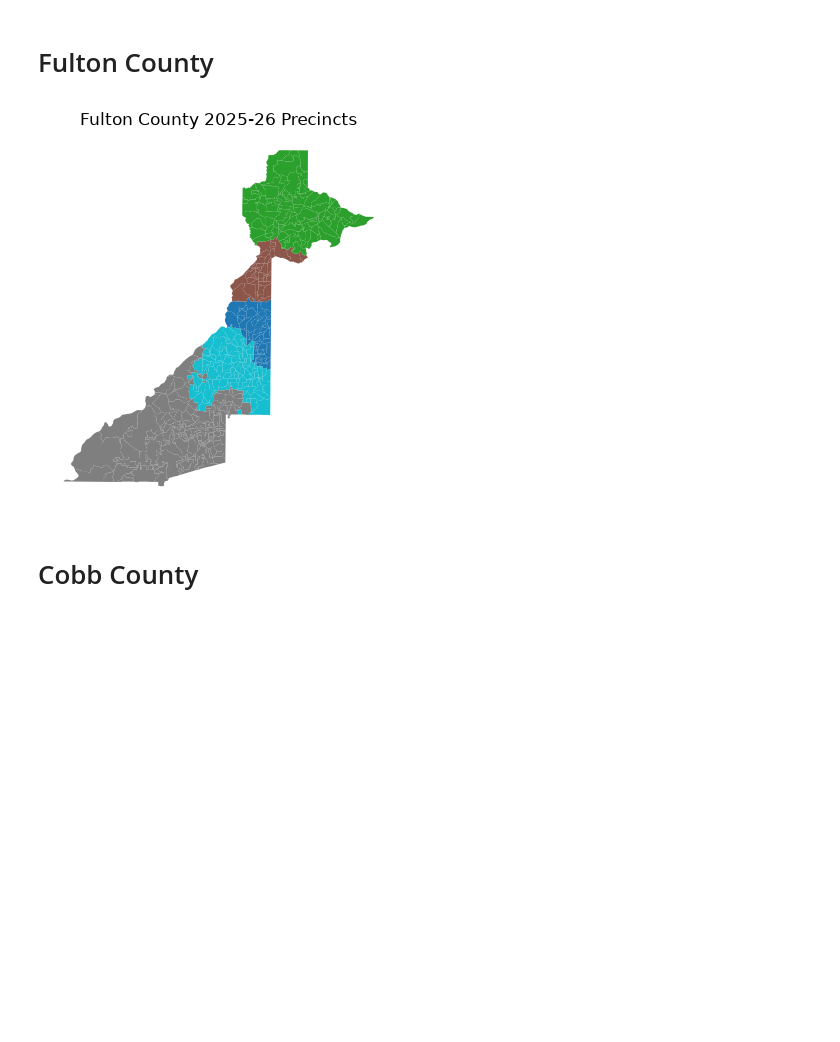
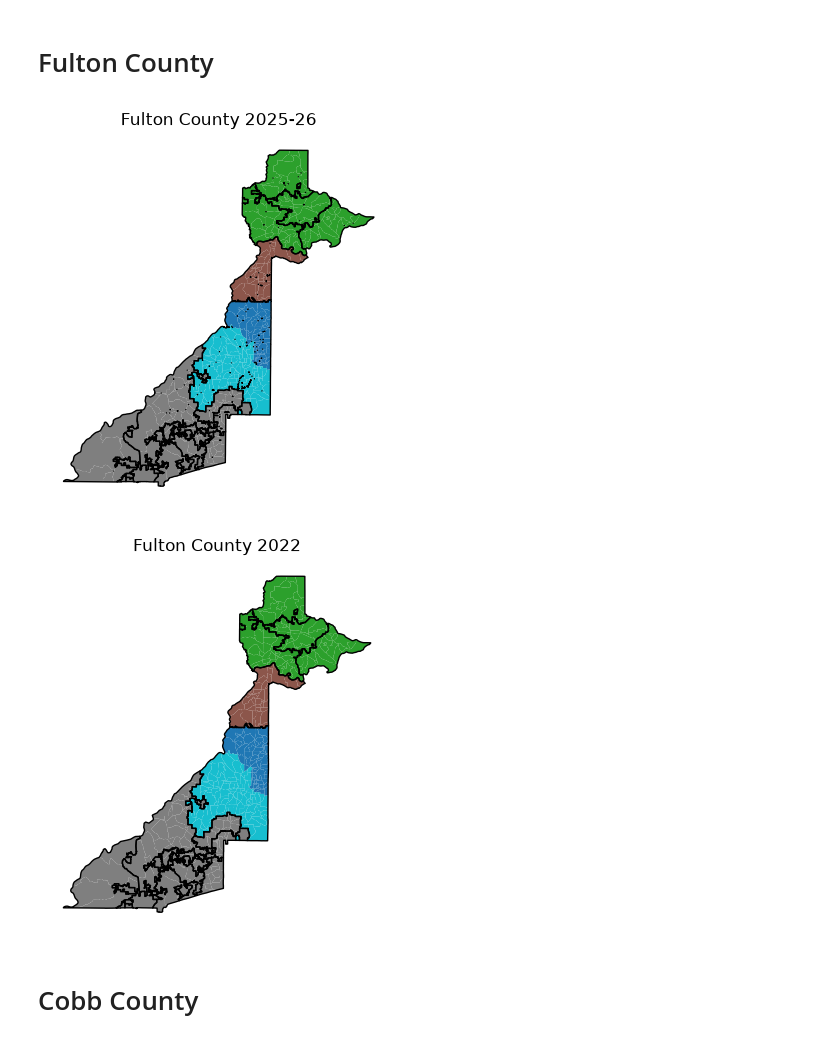
Before and after one commit to davidboers/2026electionmodels, a Jupyter notebook: metro_prec.ipynb, the cells around one changed output. Drawn from its saved outputs; the diff is of its cells as text; code cells hidden in the pictures; blank space fills up the shorter version.

```diff
--- a/metro_prec.ipynb
+++ b/metro_prec.ipynb
@@ -55,35 +55,89 @@ def fulton_subregion(city):
         'Johns Creek': 'North Fulton',
         'Mountain Park': 'North Fulton',
         'Sandy Springs': 'Sandy Springs',
         'Atlanta': 'Atlanta', # We will split ATL later
         'South Fulton': 'South Fulton',
         'Chattahoochee Hills': 'South Fulton',
         'Palmetto': 'South Fulton',
         'Fairburn': 'South Fulton',
         'Union City': 'South Fulton',
         'College Park': 'South Fulton',
         'East Point': 'South Fulton',
         'Hapeville': 'South Fulton'
     }
 
     return city_map[city]
 
 fulton2025 = geopandas.read_file('./gis/Fulton2025.zip')
 fulton2025 = fulton2025.rename(columns={'VoterDist': 'Precinct', 'OBJECTID': 'Precinct ID'})
 fulton2025 = fulton2025.set_index('Precinct', drop=False)
 fulton2025['County'] = 'Fulton'
 fulton2025['Election'] = '2026'
 fulton2025['City'] = fulton2025['Precinct'].apply(fulton_city)
+fulton2025['Reporting Group'] = fulton2025['Precinct']
+
+fulton2022 = geopandas.read_file('./gis/Fulton2022.zip')
+fulton2022 = fulton2022.rename(columns={'PRECINCT_N': 'Precinct', 'ID': 'Precinct ID'})
+fulton2022 = fulton2022.set_index('Precinct', drop=False)
+fulton2022['County'] = 'Fulton'
+fulton2022['Election'] = '2022'
+fulton2022['City'] = fulton2022['Precinct'].apply(fulton_city)
+fulton2022['Reporting Group'] = fulton2022['Precinct']
+
 fulton2025.loc['FC02', 'City'] = 'South Fulton' # Technically unincorporated
+fulton2022.loc['FC02', 'City'] = 'South Fulton' # Technically unincorporated
+
 fulton2025['Subregion'] = fulton2025['City'].apply(fulton_subregion)
+fulton2022['Subregion'] = fulton2022['City'].apply(fulton_subregion)
+
 fulton2025.loc[fulton2025['City'] == 'Atlanta', 'Subregion'] = fulton2025.loc[fulton2025['City'] == 'Atlanta', 'Precinct'].map(lambda x: atl_subregions(x[:2]))
+fulton2022.loc[fulton2022['City'] == 'Atlanta', 'Subregion'] = fulton2022.loc[fulton2022['City'] == 'Atlanta', 'Precinct'].map(lambda x: atl_subregions(x[:2]))
+
+# Reporting groups
+fulton2025.loc['AP07A', 'Reporting Group'] = 'Alpharetta Precinct Reporting Group 1'
+fulton2022.loc[['AP07A', 'AP07B', 'AP12D'], 'Reporting Group'] = 'Alpharetta Precinct Reporting Group 1'
+
+fulton2025.loc['RW20', 'Reporting Group'] = 'Roswell Precinct Reporting Group 1'
+fulton2022.loc[['RW20', 'RW22B', 'RW22A', 'RW22C'], 'Reporting Group'] = 'Roswell Precinct Reporting Group 1'
+
+fulton2025.loc['RW11A', 'Reporting Group'] = 'Roswell Precinct Reporting Group 2'
+fulton2022.loc[['RW11A', 'RW11B'], 'Reporting Group'] = 'Roswell Precinct Reporting Group 2'
+
+fulton2025.loc['RW21A', 'Reporting Group'] = 'Roswell Precinct Reporting Group 3'
+fulton2022.loc[['RW21A', 'RW21'], 'Reporting Group'] = 'Roswell Precinct Reporting Group 3'
+
+fulton2025.loc[['SS06A', 'SS06'], 'Reporting Group'] = 'Sandy Springs Precinct Reporting Group 1'
+fulton2022.loc['SS06', 'Reporting Group'] = 'Sandy Springs Precinct Reporting Group 1'
+
+fulton2025.loc[['SS15A', 'SS15C'], 'Reporting Group'] = 'Sandy Springs Precinct Reporting Group 2'
+fulton2022.loc['SS15A', 'Reporting Group'] = 'Sandy Springs Precinct Reporting Group 2'
+
+fulton2025.loc[['SS29A', 'SS29C'], 'Reporting Group'] = 'Sandy Springs Precinct Reporting Group 3'
+fulton2022.loc[['SS29A', 'SS29B'], 'Reporting Group'] = 'Sandy Springs Precinct Reporting Group 3'
+
+fulton2025.loc[['SS11C', 'SS07D'], 'Reporting Group'] = 'Sandy Springs Precinct Reporting Group 4'
+fulton2022.loc['SS11C', 'Reporting Group'] = 'Sandy Springs Precinct Reporting Group 4'
+
+fulton2025.loc[['SS08B', 'SS08D', 'SS08E'], 'Reporting Group'] = 'Sandy Springs Precinct Reporting Group 5'
+fulton2022.loc[['SS08B', 'SS08D', 'SS08E'], 'Reporting Group'] = 'Sandy Springs Precinct Reporting Group 5'
+
+fulton2025.loc[fulton2025['City'] == 'Chattahoochee Hills', 'Reporting Group'] = 'Chattahoochee Hills Precinct Reporting Group 0'
+fulton2022.loc[fulton2022['City'] == 'Chattahoochee Hills', 'Reporting Group'] = 'Chattahoochee Hills Precinct Reporting Group 0'
 
 ax = fulton2025.plot(column='Subregion')
-ax.set_title('Fulton County 2025-26 Precincts')
+fulton2025.dissolve(by='City').plot(ax=ax, color='none')
+ax.set_title('Fulton County 2025-26')
 ax.set_axis_off()
 plt.show()
+
+ax1 = fulton2022.plot(column='Subregion')
+fulton2022.dissolve(by='City').plot(ax=ax1, color='none')
+ax1.set_title('Fulton County 2022')
+ax1.set_axis_off()
+plt.show()
 # %% [output]
-[figure, old version]
+[figure, new version]
+[figure, added]
 # %% [markdown]
 # Cobb County
 # %%
```
Also changed, not shown: parts of 11 cells of this notebook, 10 other files.
